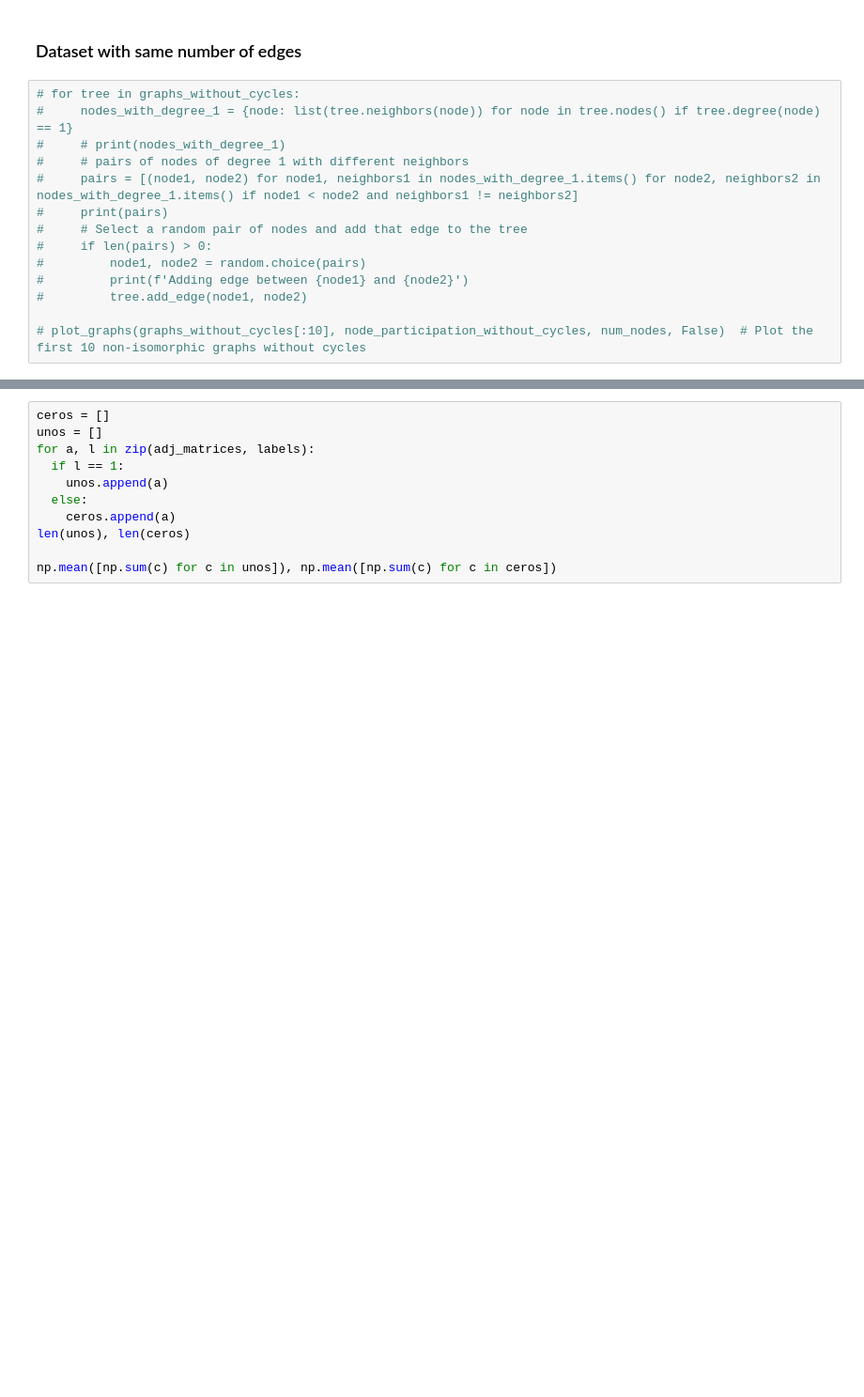
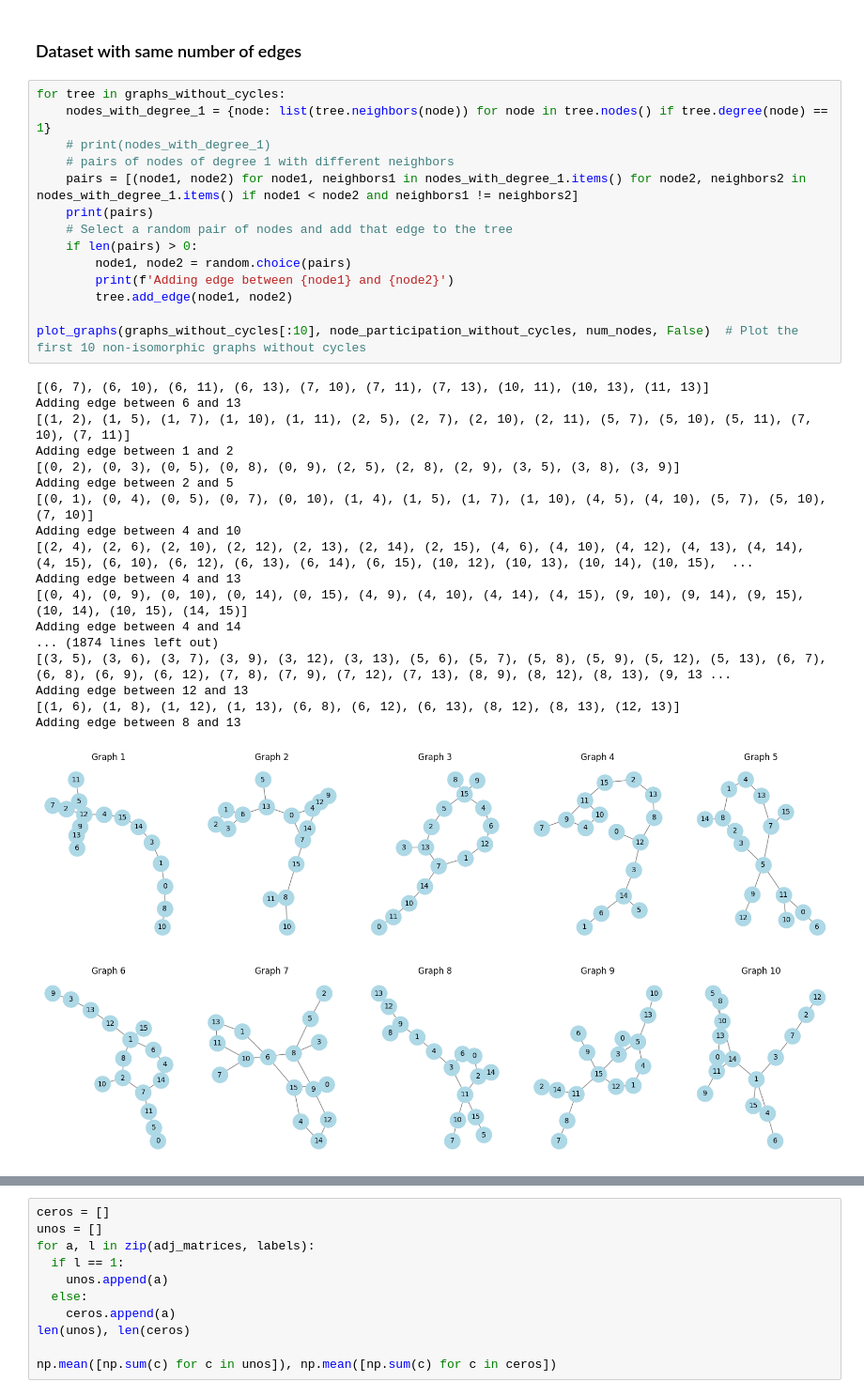
Before and after one commit to fmeza7/Proyecto-Graduacion-LICD, a Jupyter notebook: triangle_dataset/triangles.ipynb, the cells around one changed output, grey strips where cells are left out. Shown at 94% size. Cells and saved outputs as stored; diff of their text form; blank space fills up the shorter version.

```diff
--- a/triangle_dataset/triangles.ipynb
+++ b/triangle_dataset/triangles.ipynb
@@ -98,17 +134,36 @@ plot_graphs(graphs_without_cycles[-10:], node_participation_without_cycles, num_
 # %% [markdown]
 ### Dataset with same number of edges
 # %%
-# for tree in graphs_without_cycles:
-#     nodes_with_degree_1 = {node: list(tree.neighbors(node)) for node in tree.nodes() if tree.degree(node) == 1}
-#     # print(nodes_with_degree_1)
-#     # pairs of nodes of degree 1 with different neighbors
-#     pairs = [(node1, node2) for node1, neighbors1 in nodes_with_degree_1.items() for node2, neighbors2 in nodes_with_degree_1.items() if node1 < node2 and neighbors1 != neighbors2]
-#     print(pairs)
-#     # Select a random pair of nodes and add that edge to the tree
-#     if len(pairs) > 0:
-#         node1, node2 = random.choice(pairs)
-#         print(f'Adding edge between {node1} and {node2}')
-#         tree.add_edge(node1, node2)
+for tree in graphs_without_cycles:
+    nodes_with_degree_1 = {node: list(tree.neighbors(node)) for node in tree.nodes() if tree.degree(node) == 1}
+    # print(nodes_with_degree_1)
+    # pairs of nodes of degree 1 with different neighbors
+    pairs = [(node1, node2) for node1, neighbors1 in nodes_with_degree_1.items() for node2, neighbors2 in nodes_with_degree_1.items() if node1 < node2 and neighbors1 != neighbors2]
+    print(pairs)
+    # Select a random pair of nodes and add that edge to the tree
+    if len(pairs) > 0:
+        node1, node2 = random.choice(pairs)
+        print(f'Adding edge between {node1} and {node2}')
+        tree.add_edge(node1, node2)
 
-# plot_graphs(graphs_without_cycles[:10], node_participation_without_cycles, num_nodes, False)  # Plot the first 10 non-isomorphic graphs without cycles
+plot_graphs(graphs_without_cycles[:10], node_participation_without_cycles, num_nodes, False)  # Plot the first 10 non-isomorphic graphs without cycles
+# %% [output]
+[(6, 7), (6, 10), (6, 11), (6, 13), (7, 10), (7, 11), (7, 13), (10, 11), (10, 13), (11, 13)]
+Adding edge between 6 and 13
+[(1, 2), (1, 5), (1, 7), (1, 10), (1, 11), (2, 5), (2, 7), (2, 10), (2, 11), (5, 7), (5, 10), (5, 11), (7, 10), (7, 11)]
+Adding edge between 1 and 2
+[(0, 2), (0, 3), (0, 5), (0, 8), (0, 9), (2, 5), (2, 8), (2, 9), (3, 5), (3, 8), (3, 9)]
+Adding edge between 2 and 5
+[(0, 1), (0, 4), (0, 5), (0, 7), (0, 10), (1, 4), (1, 5), (1, 7), (1, 10), (4, 5), (4, 10), (5, 7), (5, 10), (7, 10)]
+Adding edge between 4 and 10
+[(2, 4), (2, 6), (2, 10), (2, 12), (2, 13), (2, 14), (2, 15), (4, 6), (4, 10), (4, 12), (4, 13), (4, 14), (4, 15), (6, 10), (6, 12), (6, 13), (6, 14), (6, 15), (10, 12), (10, 13), (10, 14), (10, 15),  ...
+Adding edge between 4 and 13
+[(0, 4), (0, 9), (0, 10), (0, 14), (0, 15), (4, 9), (4, 10), (4, 14), (4, 15), (9, 10), (9, 14), (9, 15), (10, 14), (10, 15), (14, 15)]
+Adding edge between 4 and 14
+... (1874 lines left out)
+[(3, 5), (3, 6), (3, 7), (3, 9), (3, 12), (3, 13), (5, 6), (5, 7), (5, 8), (5, 9), (5, 12), (5, 13), (6, 7), (6, 8), (6, 9), (6, 12), (7, 8), (7, 9), (7, 12), (7, 13), (8, 9), (8, 12), (8, 13), (9, 13 ...
+Adding edge between 12 and 13
+[(1, 6), (1, 8), (1, 12), (1, 13), (6, 8), (6, 12), (6, 13), (8, 12), (8, 13), (12, 13)]
+Adding edge between 8 and 13
+[figure, added]
 # %%
```
Also changed, not shown: parts of 6 cells of this notebook, 1 other file.
